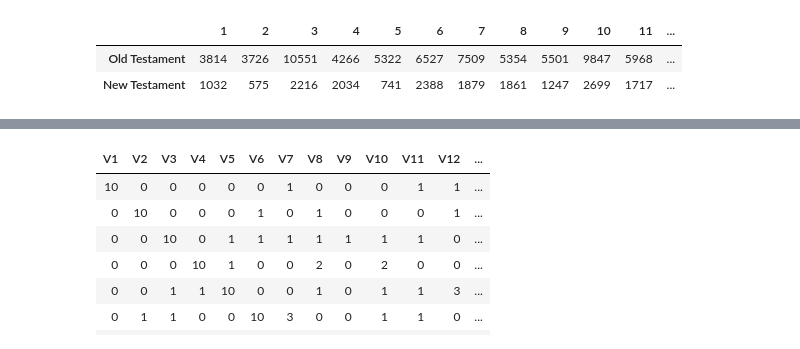
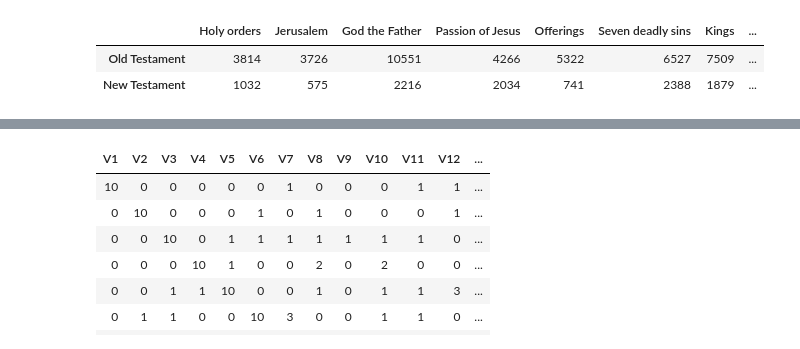
Before and after one commit to JuliusHaring/IRTMBible, a Jupyter notebook: R/Chords.ipynb, the cells around one changed output, grey strips where cells are left out. Drawn from its saved outputs; the diff is of its cells as text; code cells hidden in the pictures.

```diff
--- a/R/Chords.ipynb
+++ b/R/Chords.ipynb
@@ -1,10 +1,11 @@
 # %%
 library('circlize')
+names <- read.csv('./TopicNaming.csv', header=FALSE)[,1]
 d <- read.csv('./TopicOccurencesPerTestament.csv', header=FALSE)
-colnames(d) <- c("1","2","3","4","5","6","7","8","9","10","11","12","13","14","15","16","17","18","19","20")
+colnames(d) <- names#c("1","2","3","4","5","6","7","8","9","10","11","12","13","14","15","16","17","18","19","20")
 rownames(d) <- c("Old Testament", "New Testament")
 d
 # %% [output]
-|  | 1 | 2 | 3 | 4 | 5 | 6 | 7 | 8 | 9 | 10 | 11 | ... |
-| Old Testament | 3814 | 3726 | 10551 | 4266 | 5322 | 6527 | 7509 | 5354 | 5501 | 9847 | 5968 | ... |
-| New Testament | 1032 | 575 | 2216 | 2034 | 741 | 2388 | 1879 | 1861 | 1247 | 2699 | 1717 | ... |
+|  | Holy orders | Jerusalem | God the Father | Passion of Jesus | Offerings | Seven deadly sins | Kings | ... |
+| Old Testament | 3814 | 3726 | 10551 | 4266 | 5322 | 6527 | 7509 | ... |
+| New Testament | 1032 | 575 | 2216 | 2034 | 741 | 2388 | 1879 | ... |
```
Also changed, not shown: parts of 4 cells of this notebook, 1 other file.
